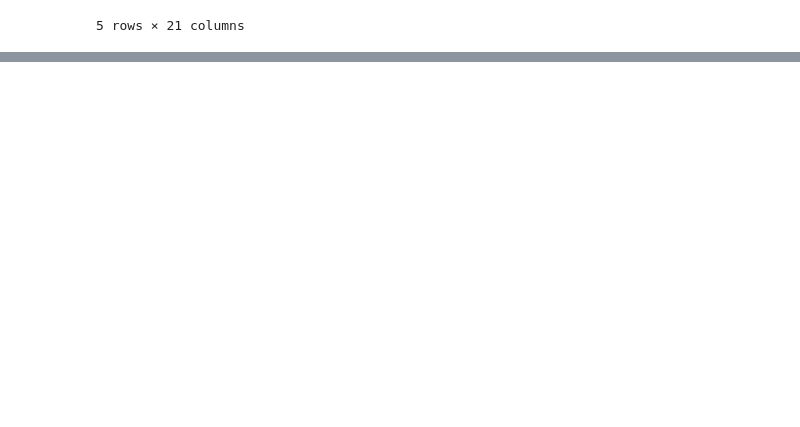
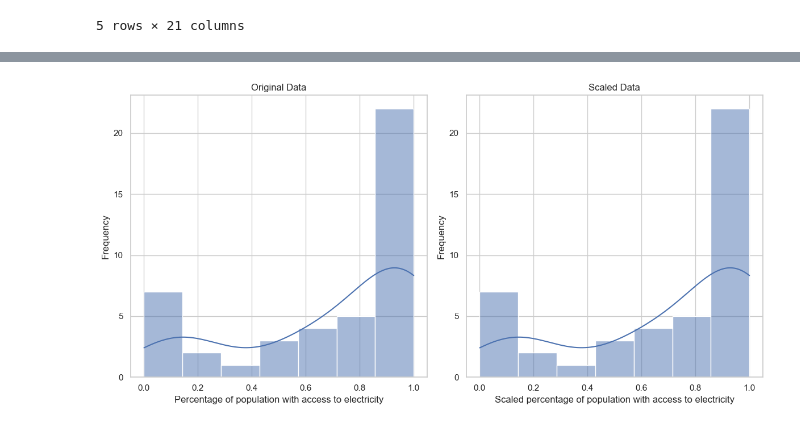
Before and after one commit to APape95/Data_Analysis-Preprocessing, a Jupyter notebook: data_preprocessing.ipynb, the cells around one changed output, grey strips where cells are left out. Cells and saved outputs as stored; diff of their text form; code cells hidden in the pictures; blank space fills up the shorter version.

```diff
--- a/data_preprocessing.ipynb
+++ b/data_preprocessing.ipynb
@@ -306,0 +311,19 @@ countries.head()
+# %%
+# Then, scale the column using the appropriate scaling method (normalisation or standardisaton).
+
+from sklearn.preprocessing import MinMaxScaler
+
+# Select the column 'EG.ELC.ACCS.ZS' from the DataFrame
+column_to_normalize = countries['EG.ELC.ACCS.ZS'].values.reshape(-1, 1)
+
+# Initialize the MinMaxScaler
+scaler = MinMaxScaler()
+
+# Fit and transform the selected column
+normalized_column = scaler.fit_transform(column_to_normalize)
+
+# Assign the normalized values back to the DataFrame
+countries['EG.ELC.ACCS.ZS'] = normalized_column
+
+# Display the DataFrame after normalization
+print(countries)
@@ -306,0 +348,33 @@ countries.head()
+# %%
+# Finally, visualise the original and scaled data alongside each other.
+# Note EG.ELC.ACCS.ZS is the percentage of the population with access to electricity.
+
+import matplotlib.pyplot as plt
+import seaborn as sns
+
+# Set the style of the seaborn plots
+sns.set(style="whitegrid")
+
+# Create a figure and axis object
+fig, axes = plt.subplots(1, 2, figsize=(12, 6))
+
+# Plot the original data
+sns.histplot(data=countries, x='EG.ELC.ACCS.ZS', kde=True, ax=axes[0])
+axes[0].set_title('Original Data')
+
+# Plot the scaled data
+sns.histplot(data=countries, x='EG.ELC.ACCS.ZS', kde=True, ax=axes[1])
+axes[1].set_title('Scaled Data')
+
+# Add labels to axes
+axes[0].set_xlabel('Percentage of population with access to electricity')
+axes[0].set_ylabel('Frequency')
+
+axes[1].set_xlabel('Scaled percentage of population with access to electricity')
+axes[1].set_ylabel('Frequency')
+
+# Show the plot
+plt.tight_layout()
+plt.show()
+# %% [output]
+[figure, added]
```
Also changed, not shown: parts of 6 cells of this notebook.
